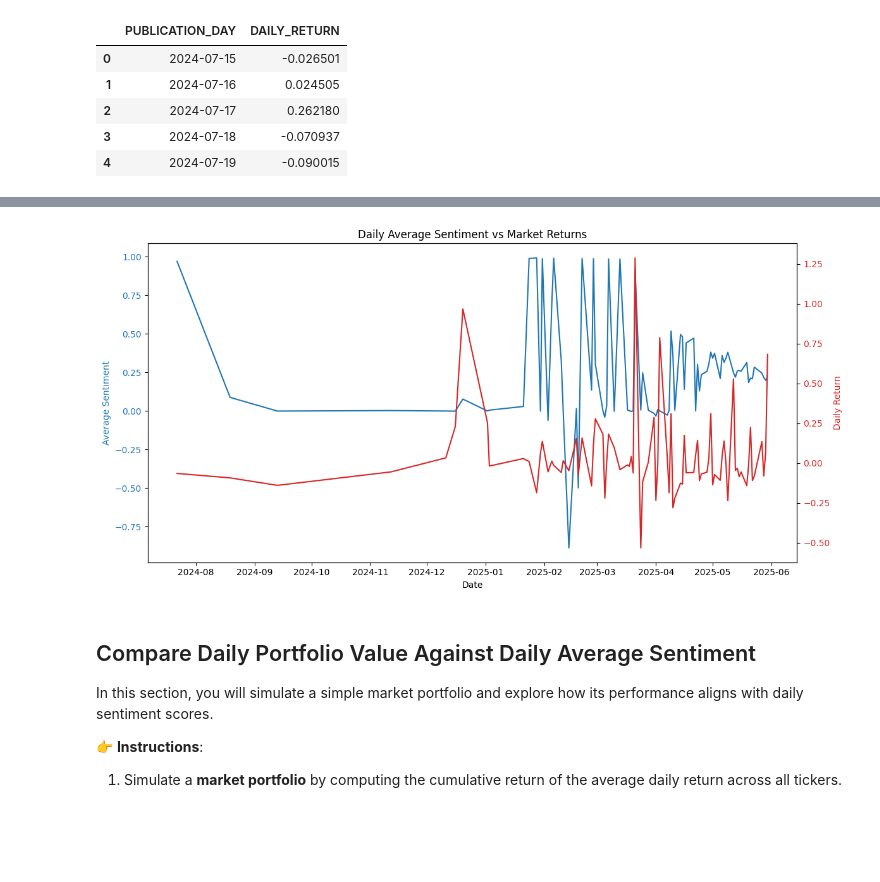
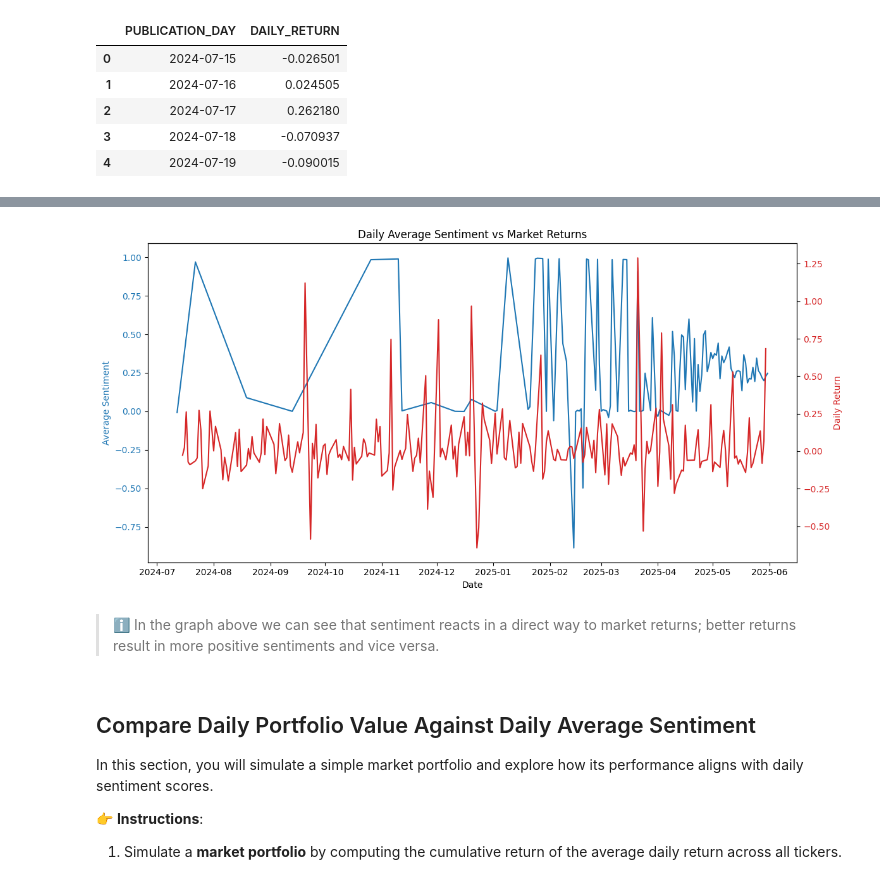
Before and after one commit to oscargarciatec/fintech_and_digital_innovation, a Jupyter notebook: sentiment_nli_GarciaA01016093.ipynb, the cells around one changed output, grey strips where cells are left out. Saved outputs shown, nothing was run; the diff lists cells and outputs as text; code cells hidden in the pictures; blank space fills up the shorter version.

```diff
--- a/sentiment_nli_GarciaA01016093.ipynb
+++ b/sentiment_nli_GarciaA01016093.ipynb
@@ -247,26 +235,28 @@ df_compare.head()
 # %%
 import matplotlib.pyplot as plt
 
 fig, ax1 = plt.subplots(figsize=(12, 6))
 
 # Plot sentiment
 ax1.set_xlabel("Date")
 ax1.set_ylabel("Average Sentiment", color="tab:blue")
-ax1.plot(df_compare["PUBLICATION_DAY"], df_compare["AVG_SENTIMENT"], color="tab:blue", label="Avg Sentiment")
+ax1.plot(daily_sentiment["PUBLICATION_DAY"], daily_sentiment["AVG_SENTIMENT"], color="tab:blue", label="Avg Sentiment")
 ax1.tick_params(axis="y", labelcolor="tab:blue")
 
 # Create a second y-axis for returns
 ax2 = ax1.twinx()
 ax2.set_ylabel("Daily Return", color="tab:red")
-ax2.plot(df_compare["PUBLICATION_DAY"], df_compare["DAILY_RETURN"], color="tab:red", label="Daily Return")
+ax2.plot(market_returns["PUBLICATION_DAY"], market_returns["DAILY_RETURN"], color="tab:red", label="Daily Return")
 ax2.tick_params(axis="y", labelcolor="tab:red")
 
 # Title and layout
 plt.title("Daily Average Sentiment vs Market Returns")
 fig.tight_layout()
 plt.show()
 # %% [output]
-[figure, old version]
+[figure, new version]
+# %% [markdown]
+> ℹ️ In the graph above we can see that sentiment reacts in a direct way to market returns; better returns result in more positive sentiments and vice versa.
 # %% [markdown]
 ## Compare Daily Portfolio Value Against Daily Average Sentiment
 
```
Also changed, not shown: parts of 14 cells of this notebook, 1 other file.
